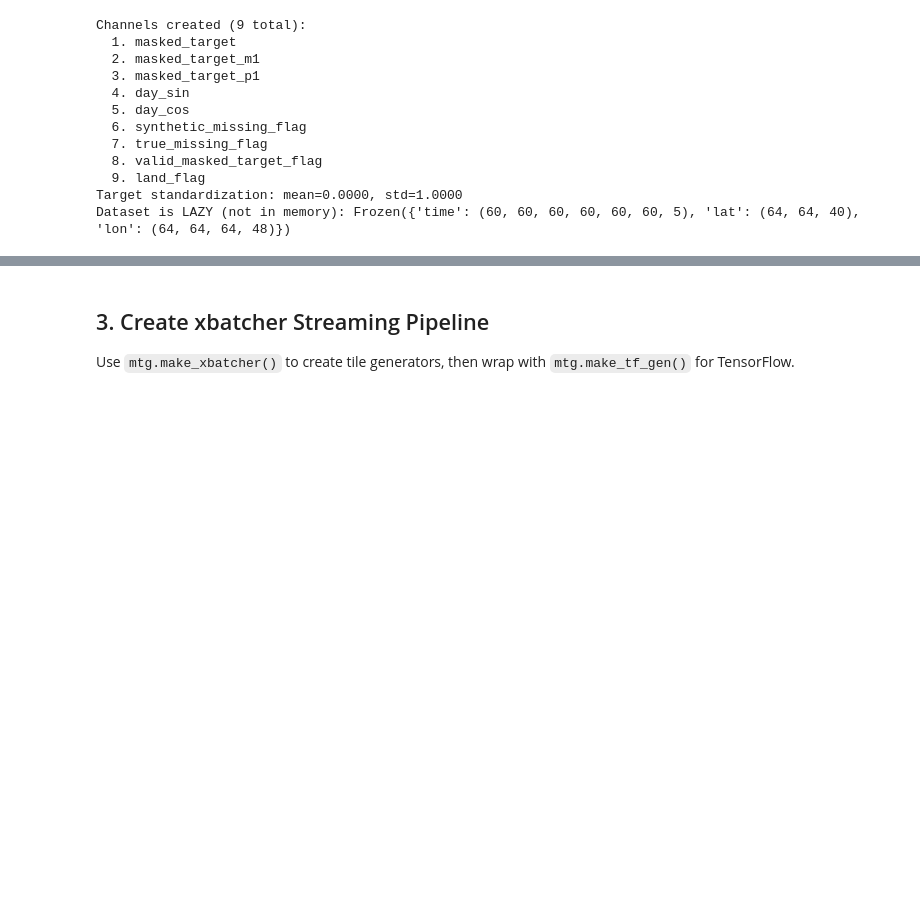
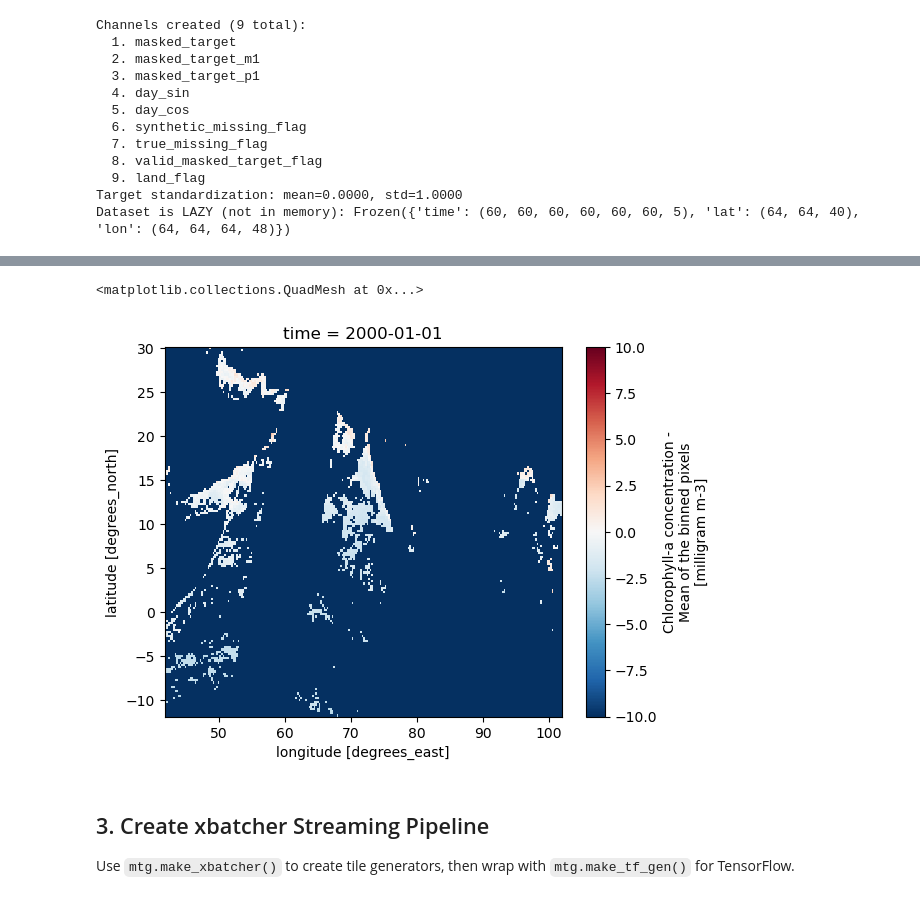
Before and after one commit to SAFS-Varanasi-Internship/mindthegap, a Jupyter notebook: book/2-U-Net_Fit_Generic.ipynb, the cells around one changed output, grey strips where cells are left out. Drawn from its saved outputs; the diff is of its cells as text; code cells hidden in the pictures; blank space fills up the shorter version.

```diff
--- a/book/2-U-Net_Fit_Generic.ipynb
+++ b/book/2-U-Net_Fit_Generic.ipynb
@@ -263,3 +320,13 @@ Dataset is LAZY (not in memory): Frozen({'time': (60, 60, 60, 60, 60, 60, 5), 'l
+# %%
+da = ds_std.full_target.isel(time=0).where(
+    ds_std.valid_masked_target_flag.isel(time=0) == 1,
+    other=-10,
+)
+
+da.plot()
+# %% [output]
+<matplotlib.collections.QuadMesh at 0x...>
+[figure, added]
 # %% [markdown]
 ## 3. Create xbatcher Streaming Pipeline
 
```
Also changed, not shown: parts of 8 cells of this notebook, 1 other file.
